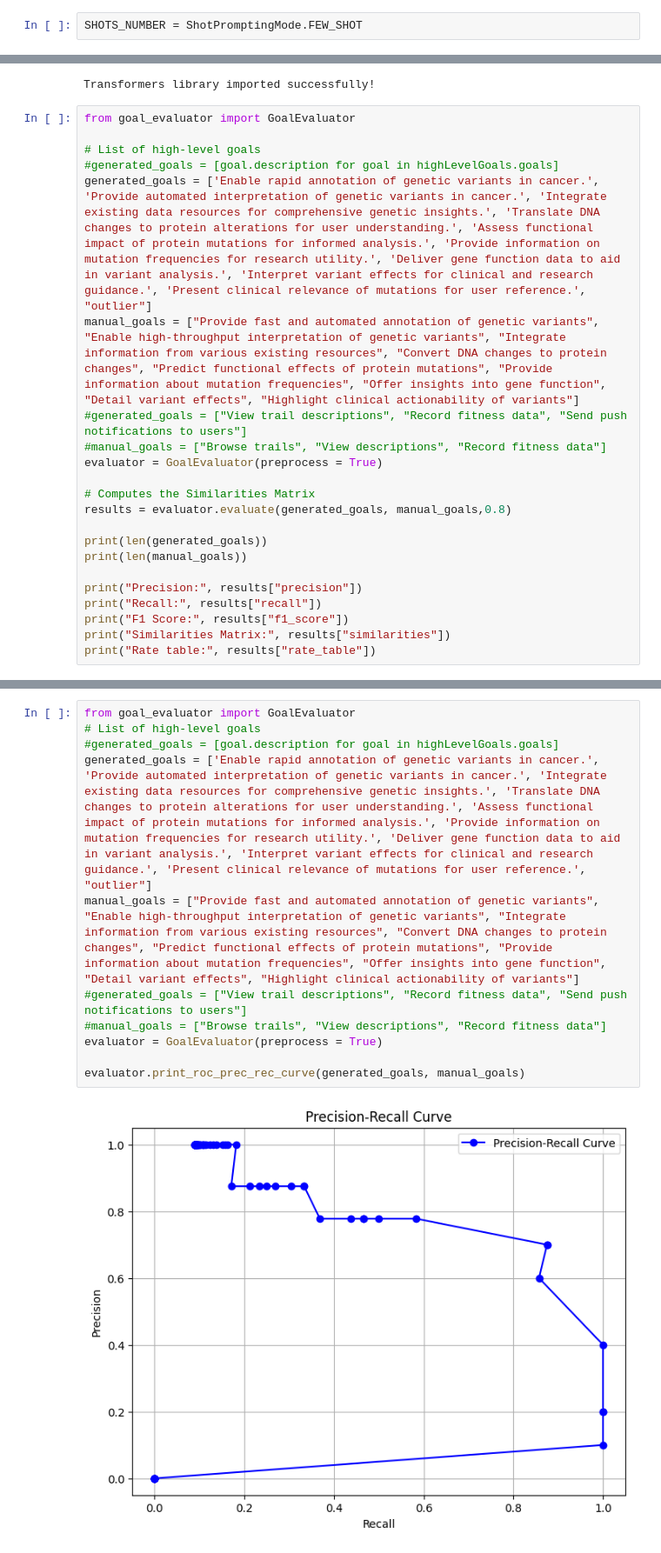
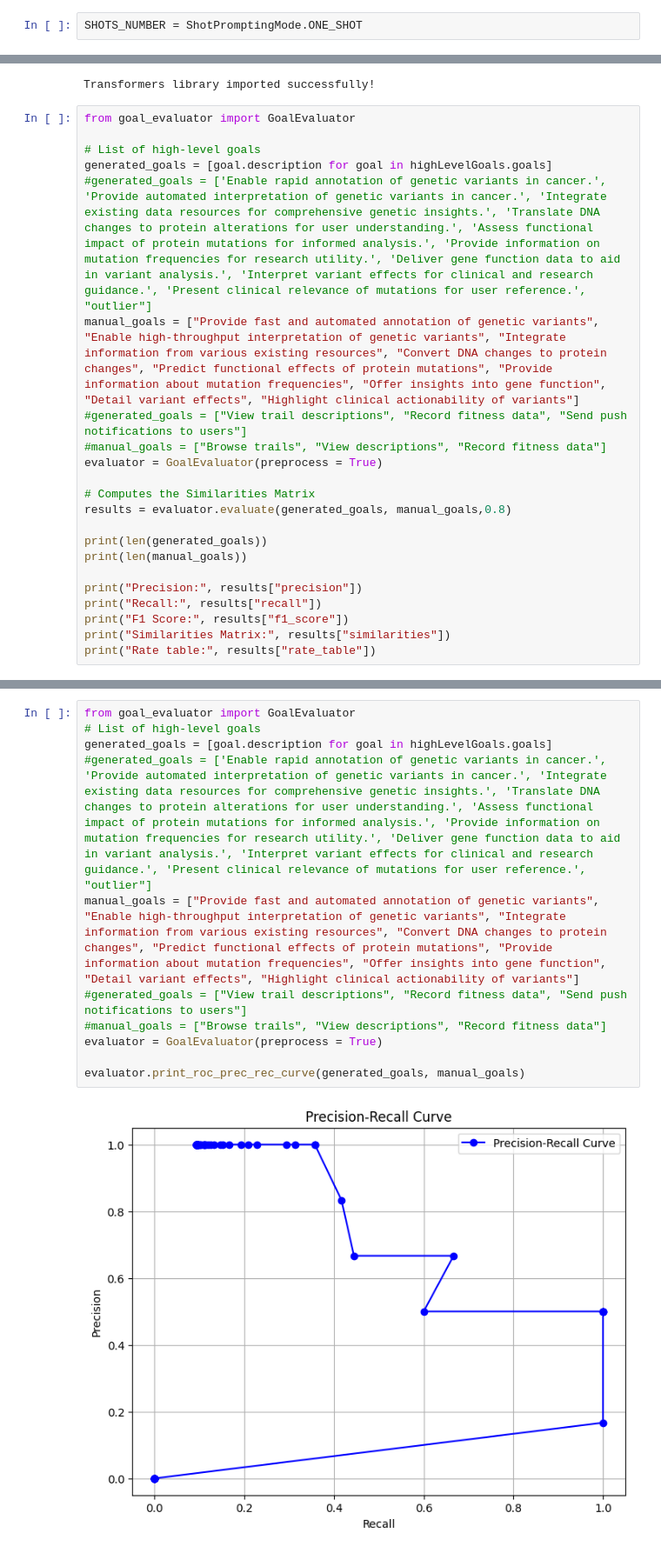
Before and after one commit to dadoluca/LLM_Agent-Goal_Oriented_API_Alignement, a Jupyter notebook: main.ipynb, the cells around one changed output, grey strips where cells are left out. Shown at 87% size. Cells and saved outputs as stored; diff of their text form.

Commit message:
upgrade of the one shot example using recerence paper results

```diff
--- a/main.ipynb
+++ b/main.ipynb
@@ -564,7 +582,7 @@ def refine_goals(goal_type, call_function, define_args, eval_mode, eval_args, sh
 # %% [markdown]
 # Experiments
 # %%
-SHOTS_NUMBER = ShotPromptingMode.FEW_SHOT
+SHOTS_NUMBER = ShotPromptingMode.ONE_SHOT
 # %%
 print("Description STARTING...")
 description = get_description("https://github.com/WebFuzzing/EMB/tree/master/jdk_8_maven/cs/rest-gui/genome-nexus#readme")
@@ -696,8 +724,8 @@ Transformers library imported successfully!
 from goal_evaluator import GoalEvaluator
 
 # List of high-level goals
-#generated_goals = [goal.description for goal in highLevelGoals.goals]
-generated_goals = ['Enable rapid annotation of genetic variants in cancer.', 'Provide automated interpretation of genetic variants in cancer.', 'Integrate existing data resources for comprehensive genetic insights.', 'Translate DNA changes to protein alterations for user understanding.', 'Assess functional impact of protein mutations for informed analysis.', 'Provide information on mutation frequencies for research utility.', 'Deliver gene function data to aid in variant analysis.', 'Interpret variant effects for clinical and research guidance.', 'Present clinical relevance of mutations for user reference.', "outlier"]
+generated_goals = [goal.description for goal in highLevelGoals.goals]
+#generated_goals = ['Enable rapid annotation of genetic variants in cancer.', 'Provide automated interpretation of genetic variants in cancer.', 'Integrate existing data resources for comprehensive genetic insights.', 'Translate DNA changes to protein alterations for user understanding.', 'Assess functional impact of protein mutations for informed analysis.', 'Provide information on mutation frequencies for research utility.', 'Deliver gene function data to aid in variant analysis.', 'Interpret variant effects for clinical and research guidance.', 'Present clinical relevance of mutations for user reference.', "outlier"]
 manual_goals = ["Provide fast and automated annotation of genetic variants", "Enable high-throughput interpretation of genetic variants", "Integrate information from various existing resources", "Convert DNA changes to protein changes", "Predict functional effects of protein mutations", "Provide information about mutation frequencies", "Offer insights into gene function", "Detail variant effects", "Highlight clinical actionability of variants"]
 #generated_goals = ["View trail descriptions", "Record fitness data", "Send push notifications to users"]
 #manual_goals = ["Browse trails", "View descriptions", "Record fitness data"]
@@ -735,13 +763,13 @@ Similarities Matrix: [[0.84311104 0.84698087 0.59544986 0.6638713  0.77890605 0.
 # %%
 from goal_evaluator import GoalEvaluator
 # List of high-level goals
-#generated_goals = [goal.description for goal in highLevelGoals.goals]
-generated_goals = ['Enable rapid annotation of genetic variants in cancer.', 'Provide automated interpretation of genetic variants in cancer.', 'Integrate existing data resources for comprehensive genetic insights.', 'Translate DNA changes to protein alterations for user understanding.', 'Assess functional impact of protein mutations for informed analysis.', 'Provide information on mutation frequencies for research utility.', 'Deliver gene function data to aid in variant analysis.', 'Interpret variant effects for clinical and research guidance.', 'Present clinical relevance of mutations for user reference.', "outlier"]
+generated_goals = [goal.description for goal in highLevelGoals.goals]
+#generated_goals = ['Enable rapid annotation of genetic variants in cancer.', 'Provide automated interpretation of genetic variants in cancer.', 'Integrate existing data resources for comprehensive genetic insights.', 'Translate DNA changes to protein alterations for user understanding.', 'Assess functional impact of protein mutations for informed analysis.', 'Provide information on mutation frequencies for research utility.', 'Deliver gene function data to aid in variant analysis.', 'Interpret variant effects for clinical and research guidance.', 'Present clinical relevance of mutations for user reference.', "outlier"]
 manual_goals = ["Provide fast and automated annotation of genetic variants", "Enable high-throughput interpretation of genetic variants", "Integrate information from various existing resources", "Convert DNA changes to protein changes", "Predict functional effects of protein mutations", "Provide information about mutation frequencies", "Offer insights into gene function", "Detail variant effects", "Highlight clinical actionability of variants"]
 #generated_goals = ["View trail descriptions", "Record fitness data", "Send push notifications to users"]
 #manual_goals = ["Browse trails", "View descriptions", "Record fitness data"]
 evaluator = GoalEvaluator(preprocess = True)
 
 evaluator.print_roc_prec_rec_curve(generated_goals, manual_goals)
 # %% [output]
-[figure, old version]
+[figure, new version]
```
Also changed, not shown: parts of 12 cells of this notebook, 1 other file.
